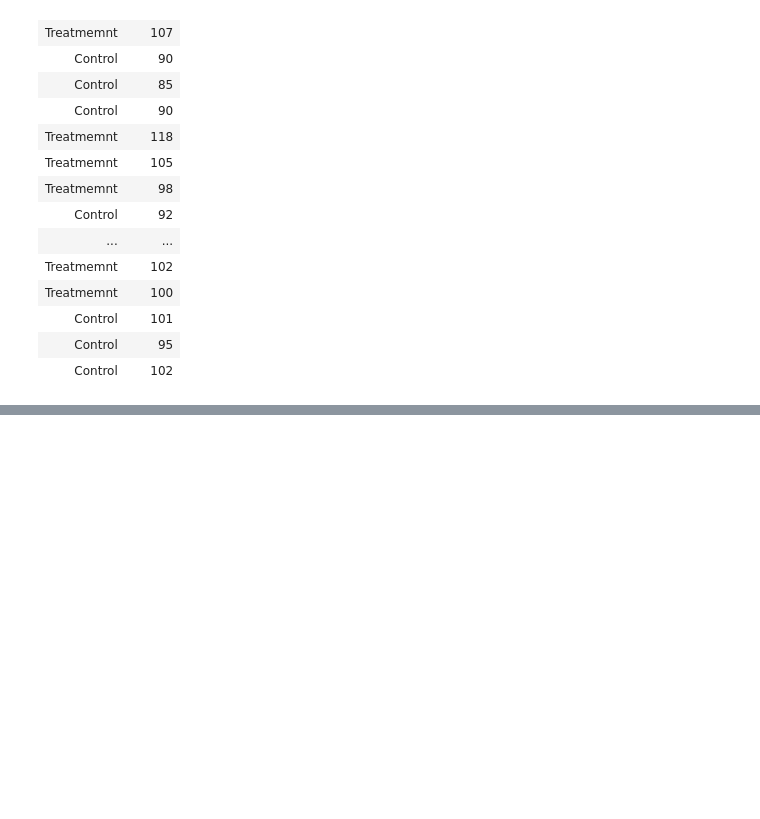
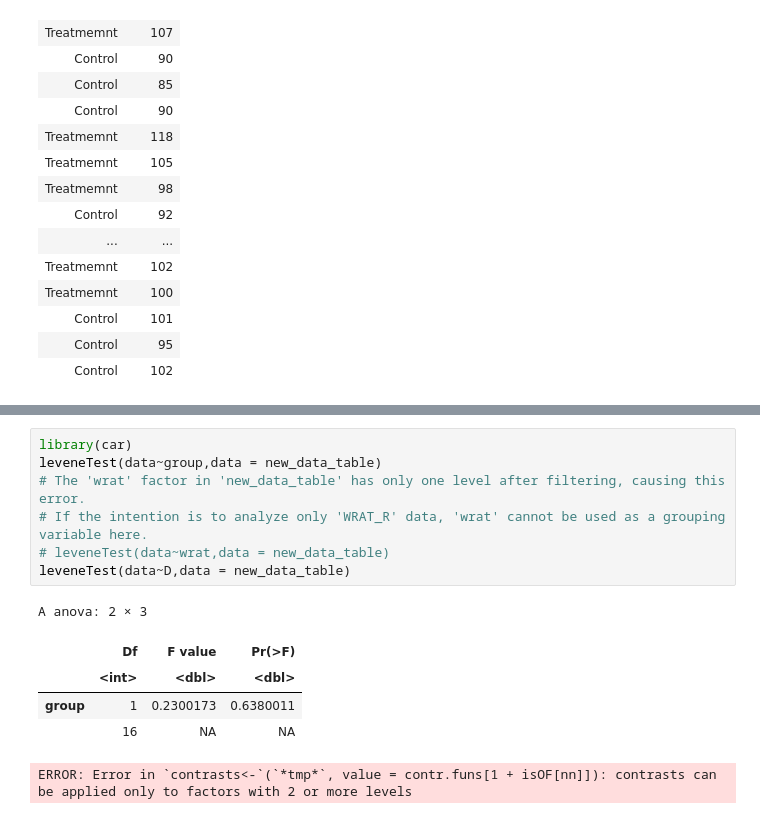
Before and after one commit to tontantip/DADS6001-Applied-statistics, a Jupyter notebook: in class/anova.ipynb, the cells around one changed output, grey strips where cells are left out. Saved outputs shown, nothing was run; the diff lists cells and outputs as text; blank space fills up the shorter version.

```diff
--- a/in class/anova.ipynb
+++ b/in class/anova.ipynb
@@ -982,0 +1019,14 @@ A data.frame: 54 × 2
+# %%
+library(car)
+leveneTest(data~group,data = new_data_table)
+# The 'wrat' factor in 'new_data_table' has only one level after filtering, causing this error.
+# If the intention is to analyze only 'WRAT_R' data, 'wrat' cannot be used as a grouping variable here.
+# leveneTest(data~wrat,data = new_data_table)
+leveneTest(data~D,data = new_data_table)
+# %% [output]
+A anova: 2 × 3
+|  | Df | F value | Pr(>F) |
+|  | <int> | <dbl> | <dbl> |
+| group | 1 | 0.2300173 | 0.6380011 |
+|  | 16 | NA | NA |
+ERROR: Error in `contrasts<-`(`*tmp*`, value = contr.funs[1 + isOF[nn]]): contrasts can be applied only to factors with 2 or more levels
```
Also changed, not shown: parts of 3 cells of this notebook.
